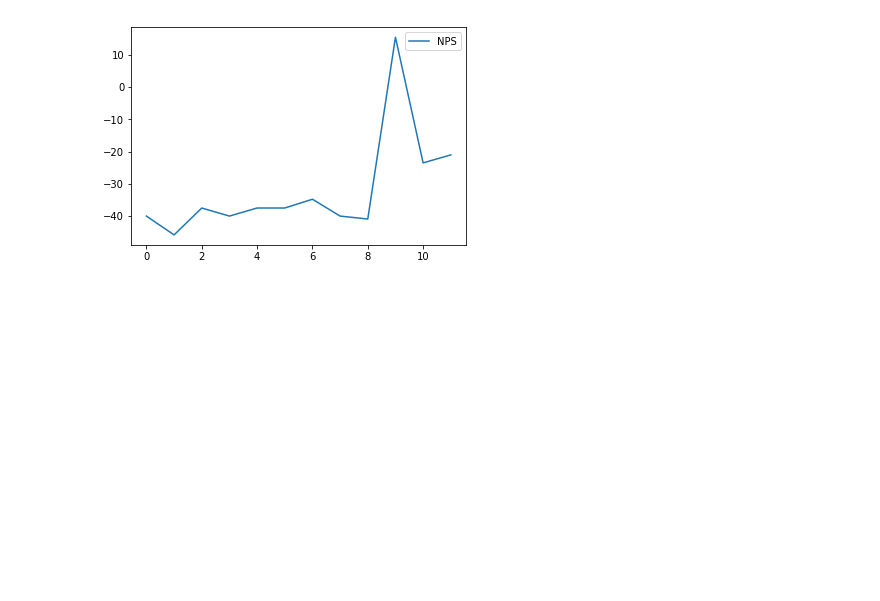
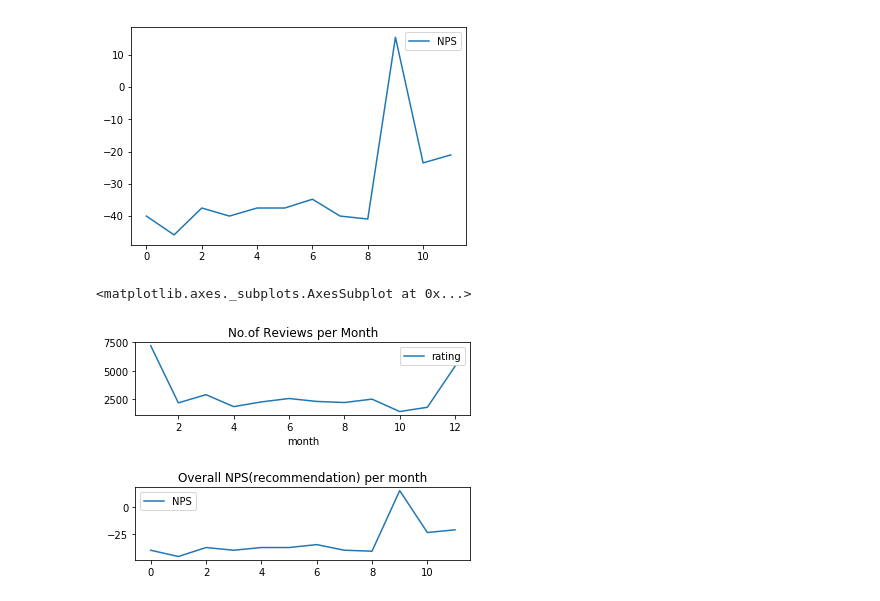
Before and after one commit to saipraneeth133/customerfeedback, a Jupyter notebook: Untitled.ipynb, the cells around one changed output. Drawn from its saved outputs; the diff is of its cells as text; code cells hidden in the pictures; blank space fills up the shorter version.

```diff
--- a/Untitled.ipynb
+++ b/Untitled.ipynb
@@ -234,3 +234,13 @@ df_recomend.plot()
 # %% [output]
 <matplotlib.axes._subplots.AxesSubplot at 0x...>
 [figure]
+# %%
+fig, axes = plt.subplots(nrows=2, ncols=1)
+plt.subplots_adjust(wspace=1.5, hspace=1.0);
+
+
+df_reviews.plot(ax=axes[0], title='No.of Reviews per Month', legend=True)
+df_recomend.plot(ax=axes[1], title='Overall NPS(recommendation) per month', legend=True)
+# %% [output]
+<matplotlib.axes._subplots.AxesSubplot at 0x...>
+[figure, added]
```
Also changed, not shown: 3 other files.
